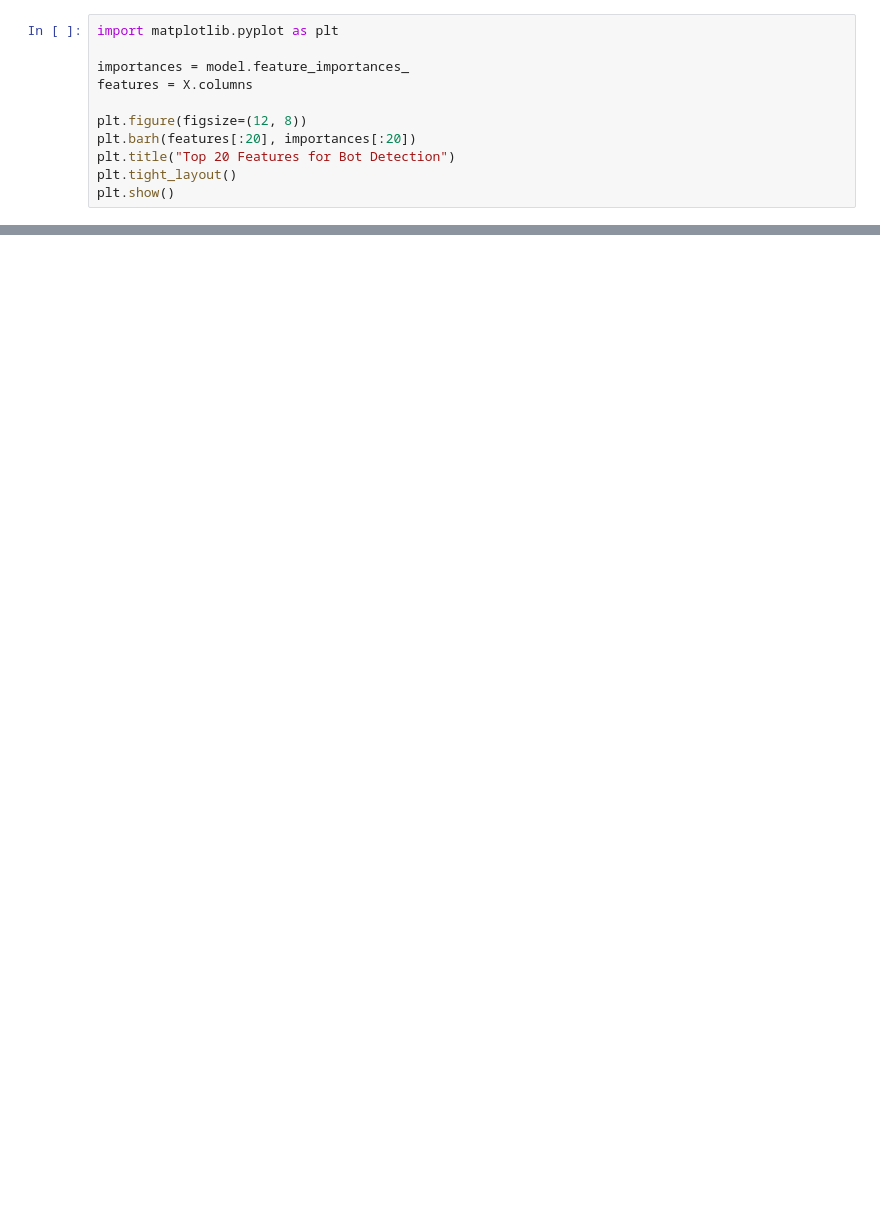
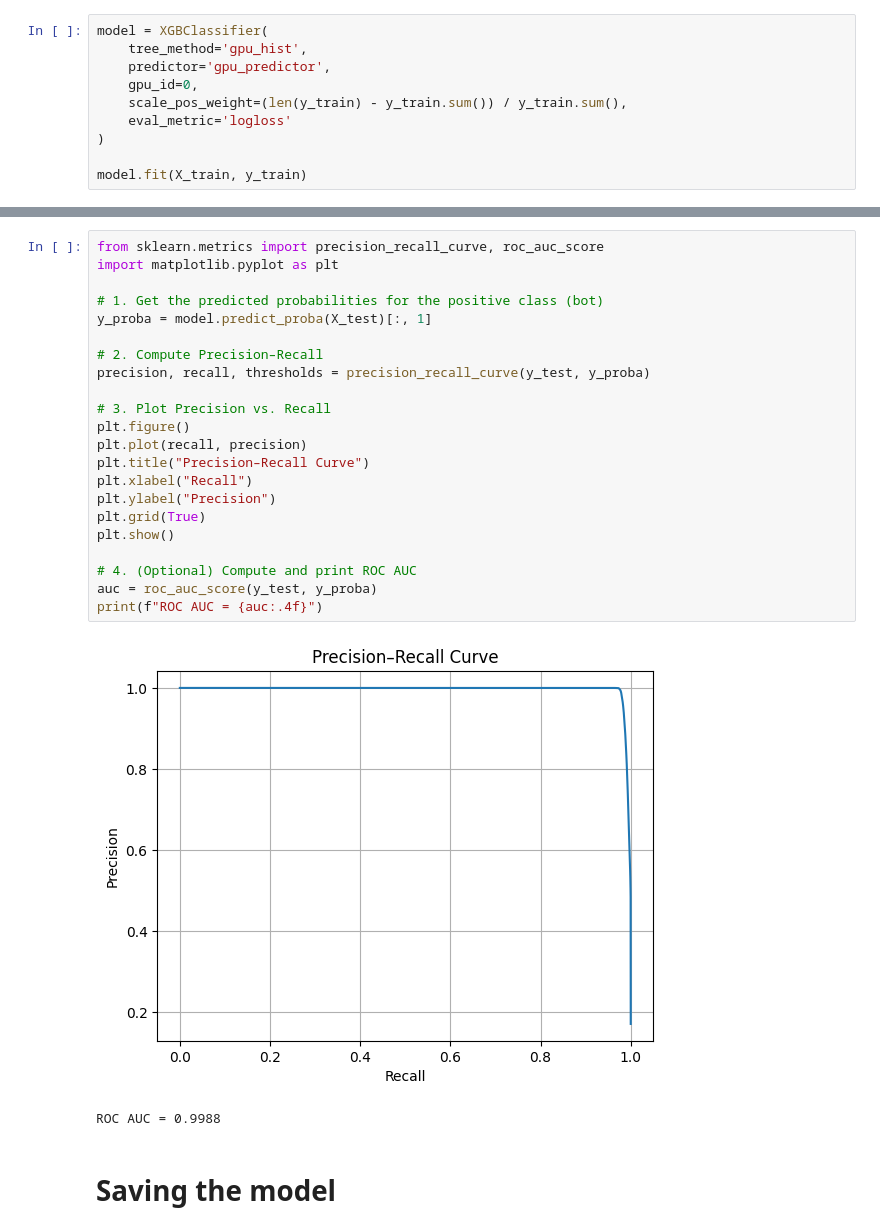
Before and after one commit to 1MrazorT1/WhoIsBehindThisTraffic, a Jupyter notebook: src/model.ipynb, the cells around one changed output, grey strips where cells are left out. Cells and saved outputs as stored; diff of their text form; blank space fills up the shorter version.

Commit message:
trained model effectively on non-large datasets only

```diff
--- a/src/model.ipynb
+++ b/src/model.ipynb
@@ -71,12 +197,11 @@ weighted avg       1.00      1.00      1.00    313358
 # %%
-import matplotlib.pyplot as plt
+model = XGBClassifier(
+    tree_method='gpu_hist',
+    predictor='gpu_predictor',
+    gpu_id=0,
+    scale_pos_weight=(len(y_train) - y_train.sum()) / y_train.sum(),
+    eval_metric='logloss'
+)
 
-importances = model.feature_importances_
-features = X.columns
-
-plt.figure(figsize=(12, 8))
-plt.barh(features[:20], importances[:20])
-plt.title("Top 20 Features for Bot Detection")
-plt.tight_layout()
-plt.show()
+model.fit(X_train, y_train)
 # %% [output]
@@ -83,0 +357,27 @@ ModuleNotFoundError: No module named 'matplotlib'
+# %%
+from sklearn.metrics import precision_recall_curve, roc_auc_score
+import matplotlib.pyplot as plt
+
+# 1. Get the predicted probabilities for the positive class (bot)
+y_proba = model.predict_proba(X_test)[:, 1]
+
+# 2. Compute Precision–Recall
+precision, recall, thresholds = precision_recall_curve(y_test, y_proba)
+
+# 3. Plot Precision vs. Recall
+plt.figure()
+plt.plot(recall, precision)
+plt.title("Precision–Recall Curve")
+plt.xlabel("Recall")
+plt.ylabel("Precision")
+plt.grid(True)
+plt.show()
+
+# 4. (Optional) Compute and print ROC AUC
+auc = roc_auc_score(y_test, y_proba)
+print(f"ROC AUC = {auc:.4f}")
+# %% [output]
+[figure, added]
+ROC AUC = 0.9988
+# %% [markdown]
+# Saving the model
```
Also changed, not shown: parts of 21 cells of this notebook, 1 other file.
